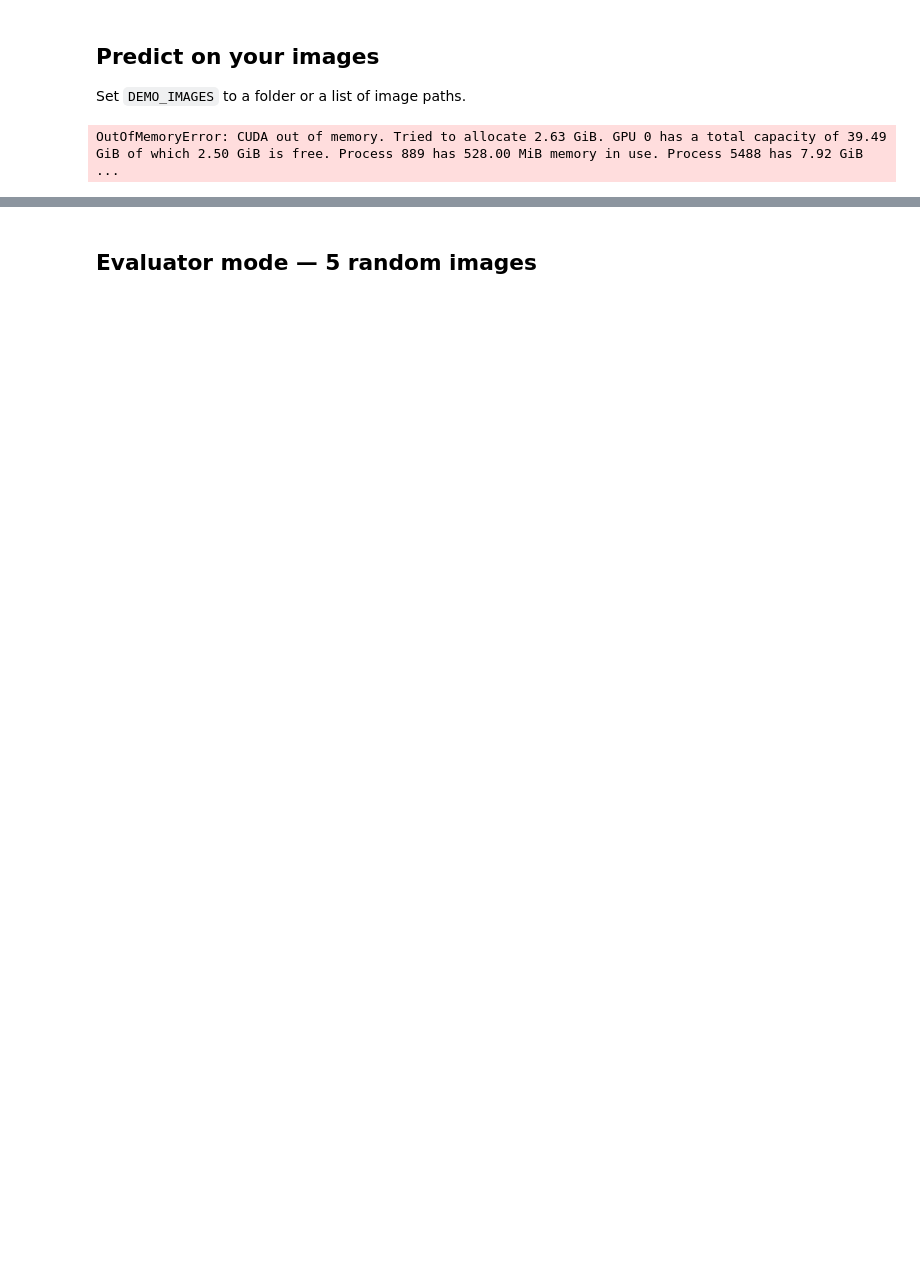
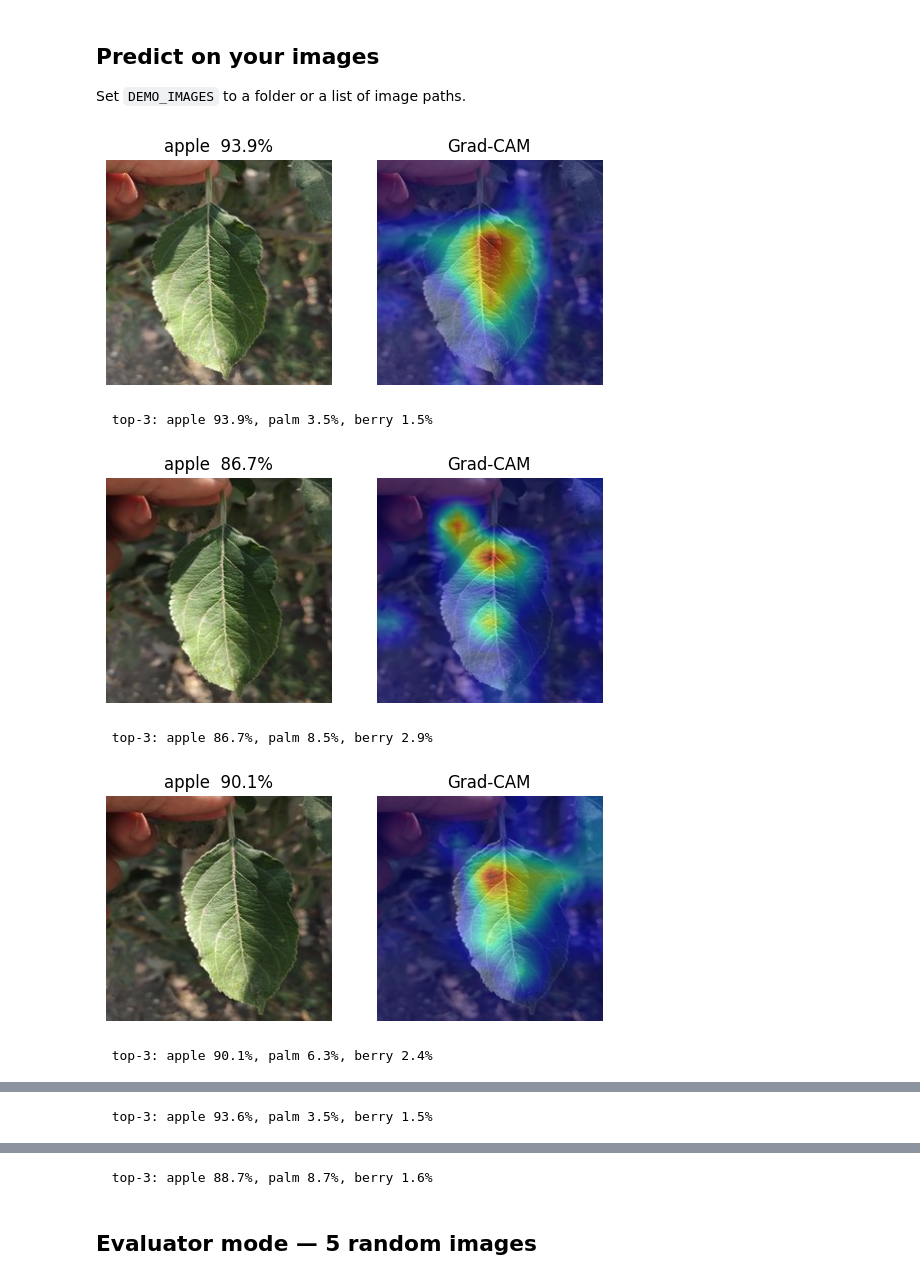
Before and after one commit to Kidhurshan/plant-leaf-classifier, a Jupyter notebook: notebooks/06_live_demo.ipynb, the cells around one changed output, grey strips where cells are left out. Saved outputs shown, nothing was run; the diff lists cells and outputs as text; code cells hidden in the pictures; blank space fills up the shorter version.

```diff
--- a/notebooks/06_live_demo.ipynb
+++ b/notebooks/06_live_demo.ipynb
@@ -116,21 +120,26 @@ Loaded: ['cbam_convnext'] | classes: ['apple', 'berry', 'fig', 'guava', 'orange'
 Set `DEMO_IMAGES` to a folder or a list of image paths.
 # %%
 import matplotlib.pyplot as plt
-DEMO_IMAGES = ['/content/plant-leaf-classifier/data']  # a folder or a list of image paths
+DEMO_IMAGES = ['/content/plant-leaf-classifier/data']   # folder or list of image paths
 
 def show(results):
     for r in results:
         cols = 2 if 'gradcam' in r else 1
         fig, ax = plt.subplots(1, cols, figsize=(3.2*cols, 3.2))
         ax = [ax] if cols == 1 else ax
         ax[0].imshow(r['image']); ax[0].axis('off')
         ax[0].set_title(f"{r['pred']}  {r['confidence']*100:.1f}%")
         if 'gradcam' in r:
             ax[1].imshow(r['gradcam']); ax[1].axis('off'); ax[1].set_title('Grad-CAM')
         plt.show()
         print('  top-3:', ', '.join(f'{n} {p*100:.1f}%' for n, p in r['topk']))
 
-results = predictor.predict(DEMO_IMAGES, top_k=3, with_gradcam=True)
-show(results[:5])
+results = predictor.predict(DEMO_IMAGES, top_k=3, with_gradcam=True, max_images=5)
+show(results)
 # %% [output]
+[figure, added]
-OutOfMemoryError: CUDA out of memory. Tried to allocate 2.63 GiB. GPU 0 has a total capacity of 39.49 GiB of which 2.50 GiB is free. Process 889 has 528.00 MiB memory in use. Process 5488 has 7.92 GiB ...
+  top-3: apple 93.9%, palm 3.5%, berry 1.5%
+[figure, added]
+  top-3: apple 86.7%, palm 8.5%, berry 2.9%
+[figure, added]
+  top-3: apple 90.1%, palm 6.3%, berry 2.4%
@@ -136,0 +147 @@ OutOfMemoryError: CUDA out of memory. Tried to allocate 2.63 GiB. GPU 0 has a to
+  top-3: apple 93.6%, palm 3.5%, berry 1.5%
@@ -137,3 +149,4 @@ OutOfMemoryError: CUDA out of memory. Tried to allocate 2.63 GiB. GPU 0 has a to
+  top-3: apple 88.7%, palm 8.7%, berry 1.6%
 # %% [markdown]
 ## Evaluator mode — 5 random images
 # %%
```
Also changed, not shown: parts of 4 cells of this notebook, 3 other files.
